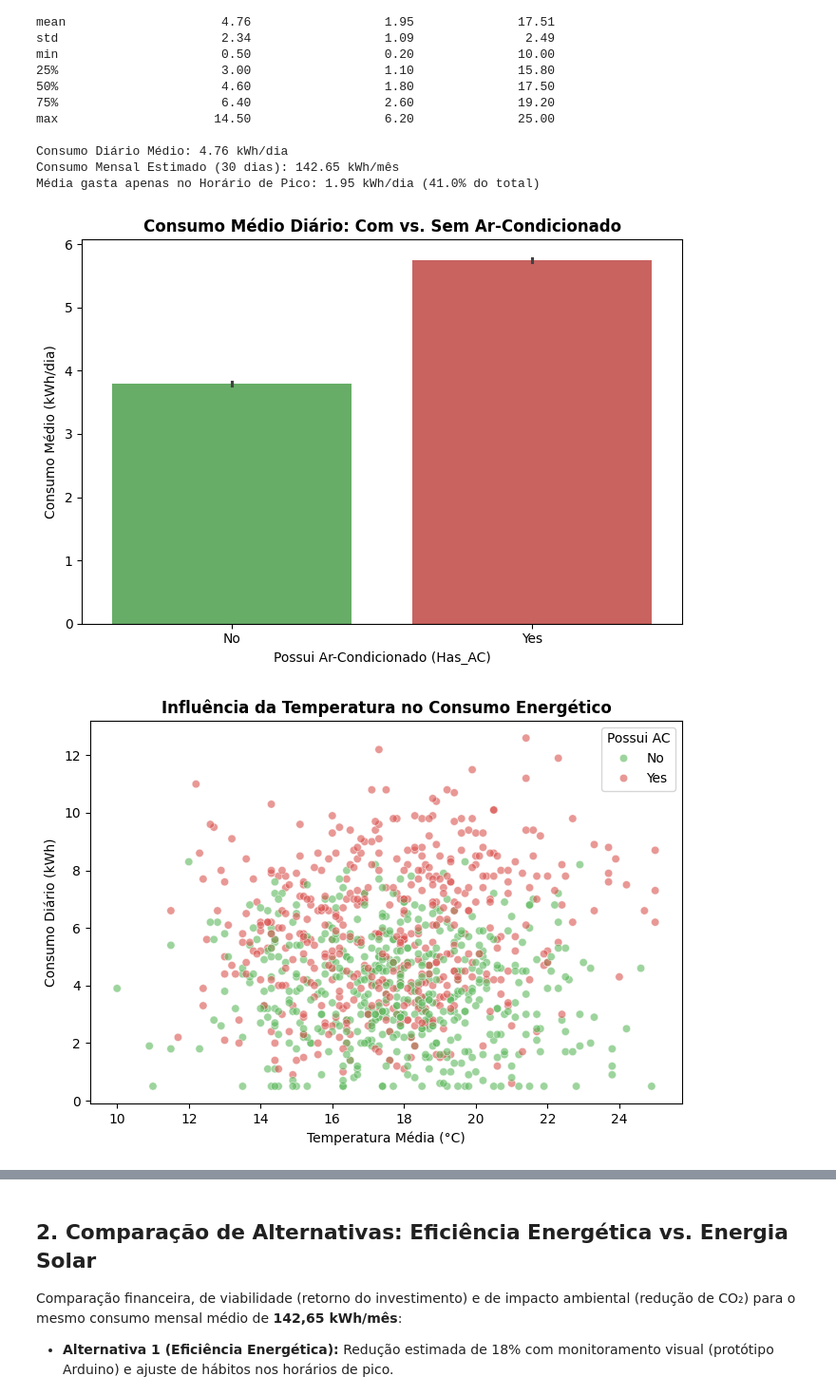
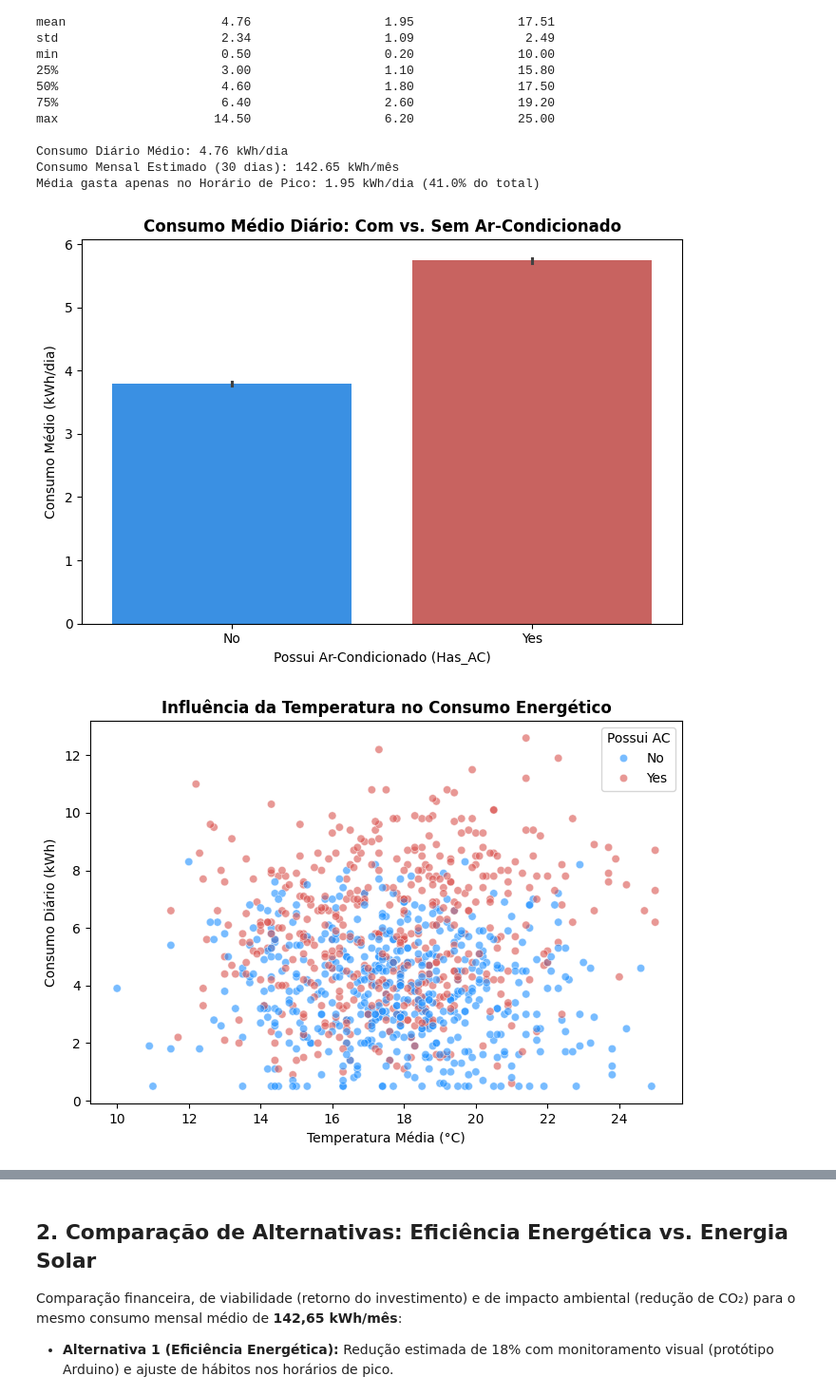
Before and after one commit to equipe31ccpj/Solucoes_Renovaveis-CitizenAssistEnergy, a Jupyter notebook: Citizen_Assist_Energy.ipynb, the cells around one changed output, grey strips where cells are left out. Shown at 95% size. Drawn from its saved outputs; the diff is of its cells as text; code cells hidden in the pictures.

```diff
--- a/Citizen_Assist_Energy.ipynb
+++ b/Citizen_Assist_Energy.ipynb
@@ -85,24 +85,24 @@ Média gasta apenas no Horário de Pico: 1.95 kWh/dia (41.0% do total)
 # %%
 # Gráfico 1: Impacto do Ar-Condicionado no Consumo
 plt.figure(figsize=(7, 5))
 
 sns.barplot(
     data=df_idosos,
     x='Has_AC',
     y='Energy_Consumption_kWh',
     hue='Has_AC',
-    palette=['#5cb85c', '#d9534f'],
+    palette=['#1E90FF', '#d9534f'],
     legend=False
 )
 
 plt.title('Consumo Médio Diário: Com vs. Sem Ar-Condicionado', fontweight='bold')
 plt.xlabel('Possui Ar-Condicionado (Has_AC)')
 plt.ylabel('Consumo Médio (kWh/dia)')
 
 plt.tight_layout()
 plt.show()
 # %% [output]
-[figure, old version]
+[figure, new version]
 # %%
 # Gráfico 2: Relação entre Temperatura e Consumo de Energia
 plt.figure(figsize=(7, 5))
@@ -112,7 +112,7 @@ sns.scatterplot(
     x='Avg_Temperature_C',
     y='Energy_Consumption_kWh',
     hue='Has_AC',
-    palette={'No': '#5cb85c', 'Yes': '#d9534f'},
+    palette={'No': '#1E90FF', 'Yes': '#d9534f'},
     alpha=0.6
 )
 
@@ -124,7 +124,7 @@ plt.legend(title='Possui AC')
 plt.tight_layout()
 plt.show()
 # %% [output]
-[figure, old version]
+[figure, new version]
 # %% [markdown]
 ### Relação entre Potência (kW) e Consumo de Energia (kWh)
 Para fundamentar as recomendações de eficiência energética, aplicamos a relação física entre potência elétrica e tempo de uso:
```
Also changed, not shown: parts of 1 cell of this notebook.
